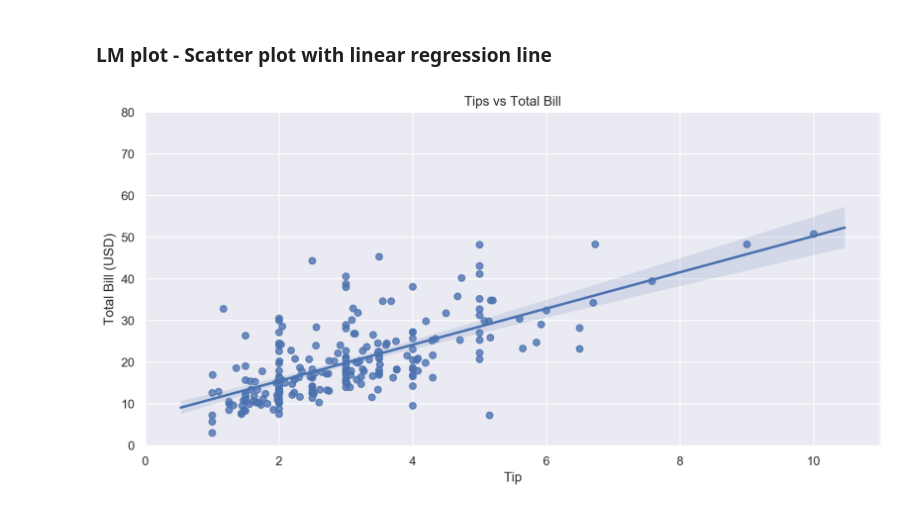
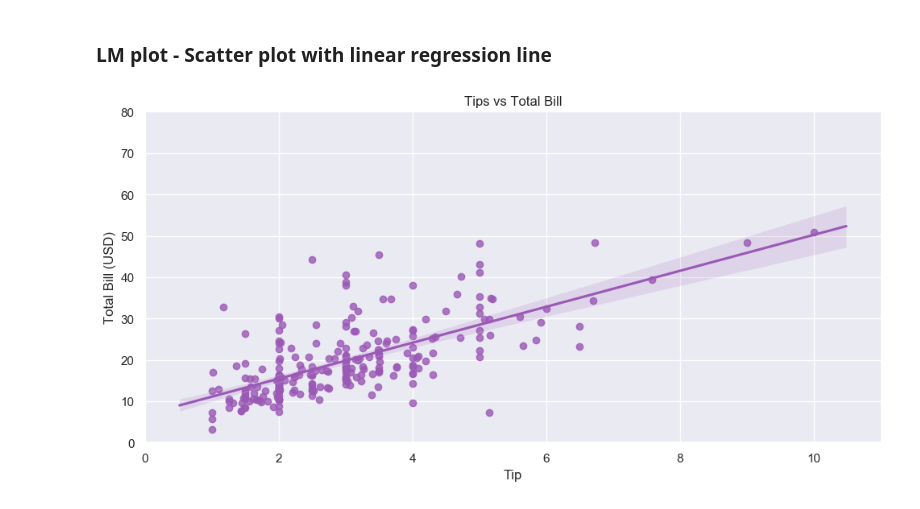
Before and after one commit to atal5/DataVisualizations, a Jupyter notebook: DataVisualizationInPython.ipynb, the cells around one changed output. Drawn from its saved outputs; the diff is of its cells as text; code cells hidden in the pictures.

```diff
--- a/DataVisualizationInPython.ipynb
+++ b/DataVisualizationInPython.ipynb
@@ -8,5 +8,5 @@ import matplotlib as mpl
 import matplotlib.pyplot as plt
 import seaborn as sns
 %matplotlib inline
-mpl.rcParams['figure.dpi'] = 200 #inccrease resolution for plot on retina display
+mpl.rcParams['figure.dpi'] = 100 #inccrease resolution for plot on retina display
 # %%
@@ -27,9 +29,16 @@ tips.head()
 # %% [markdown]
 ### LM plot - Scatter plot with linear regression line
 # %%
+sns.set_context("notebook")
+#sns.set_context("paper") # paper look
+#sns.set_context("talk") # for a presentation
+sns.set_palette("husl",3)
+sns.color_palette("husl") #temporarily set palette
+flatui = ["#9b59b6","#3498db","#95a5a6","#e74c3c","#34495e","#2ecc71"]    #set custom color palette
+sns.set_palette(flatui) #set custom color palette
 g = sns.lmplot(x="tip",y="total_bill",data=tips,aspect=2) #aspect width twice of height
 g = (g.set_axis_labels("Tip","Total Bill (USD)").set(xlim=(0,11),ylim=(0,80)))
 plt.title("Tips vs Total Bill")
 plt.show(g)
 # %% [output]
-[figure, old version]
+[figure, new version]
```
Also changed, not shown: parts of 17 cells of this notebook.
